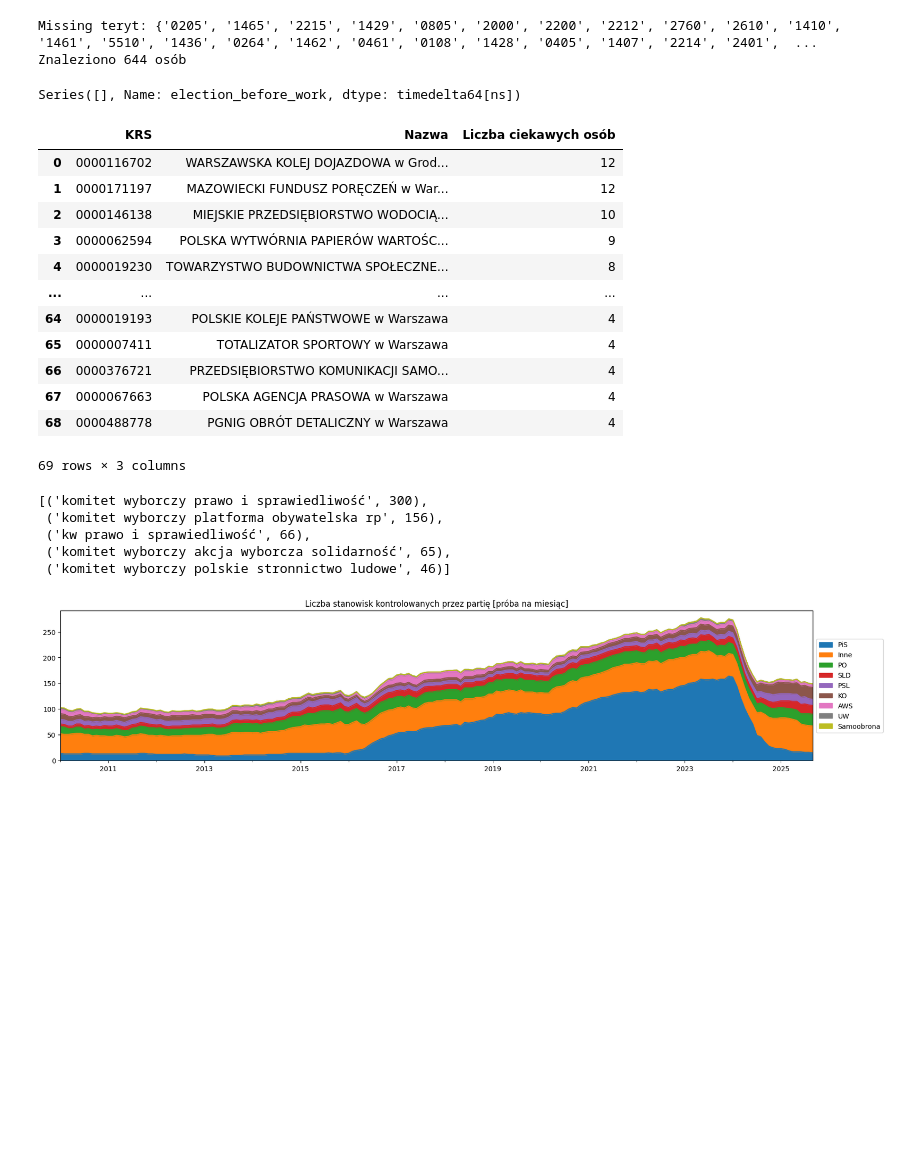
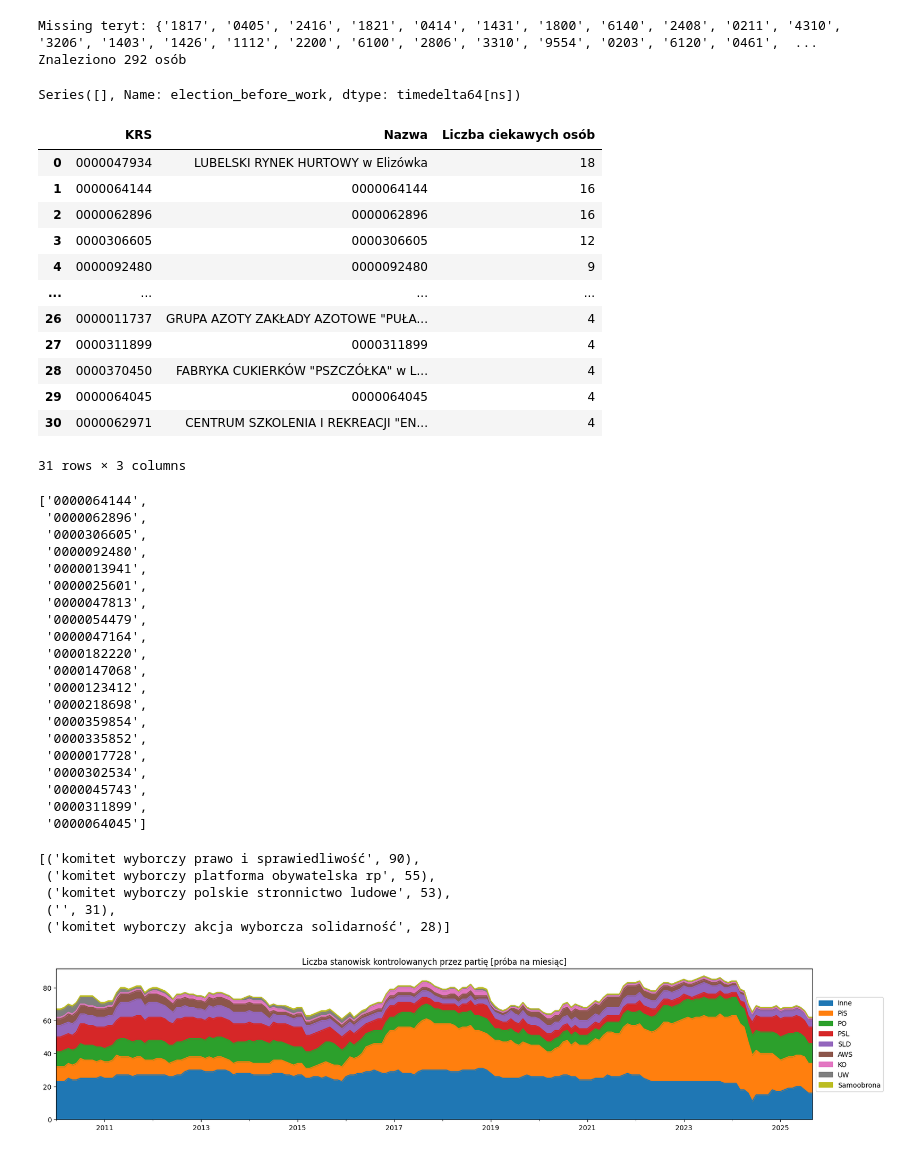
Before and after one commit to SzymonPajzert/koryta, a Jupyter notebook: data/scrapers/src/analysis/notebooks/People's regions.ipynb, the cells around one changed output. Saved outputs shown, nothing was run; the diff lists cells and outputs as text; code cells hidden in the pictures; blank space fills up the shorter version.

Commit message:
Lubelskie

```diff
--- a/data/scrapers/src/analysis/notebooks/People's regions.ipynb
+++ b/data/scrapers/src/analysis/notebooks/People's regions.ipynb
@@ -16,13 +16,13 @@ from util.polish import TERYT
 from scrapers.pkw.sources import election_date
 from analysis.utils import drop_duplicates, read_enriched, extract_companies
 # %%
-teryt = "14"
+teryt = "06"
 # %%
 local_good = read_enriched(teryt)
 print(f"Znaleziono {len(local_good)} osób")
 # %% [output]
-Missing teryt: {'0205', '1465', '2215', '1429', '0805', '2000', '2200', '2212', '2760', '2610', '1410', '1461', '5510', '1436', '0264', '1462', '0461', '0108', '1428', '0405', '1407', '2214', '2401',  ...
-Znaleziono 644 osób
+Missing teryt: {'1817', '0405', '2416', '1821', '0414', '1431', '1800', '6140', '2408', '0211', '4310', '3206', '1403', '1426', '1112', '2200', '6100', '2806', '3310', '9554', '0203', '6120', '0461',  ...
+Znaleziono 292 osób
 # %%
 local_good[local_good["krs_name"] == "Jacek Adam Boczkaja"]["election_before_work"]
 # %% [output]
@@ -30,31 +30,53 @@ Series([], Name: election_before_work, dtype: timedelta64[ns])
 # %%
 local_companies = pd.DataFrame(extract_companies(local_good), columns=["KRS", "Nazwa", "Liczba ciekawych osób"])
 display(local_companies)
+
+local_companies[local_companies["Nazwa"].str.isnumeric()]["KRS"].to_list()
 # %% [output]
 |  | KRS | Nazwa | Liczba ciekawych osób |
-| 0 | 0000116702 | WARSZAWSKA KOLEJ DOJAZDOWA w Grod... | 12 |
-| 1 | 0000171197 | MAZOWIECKI FUNDUSZ PORĘCZEŃ w War... | 12 |
-| 2 | 0000146138 | MIEJSKIE PRZEDSIĘBIORSTWO WODOCIĄ... | 10 |
-| 3 | 0000062594 | POLSKA WYTWÓRNIA PAPIERÓW WARTOŚC... | 9 |
-| 4 | 0000019230 | TOWARZYSTWO BUDOWNICTWA SPOŁECZNE... | 8 |
+| 0 | 0000047934 | LUBELSKI RYNEK HURTOWY w Elizówka | 18 |
+| 1 | 0000064144 | 0000064144 | 16 |
+| 2 | 0000062896 | 0000062896 | 16 |
+| 3 | 0000306605 | 0000306605 | 12 |
+| 4 | 0000092480 | 0000092480 | 9 |
 | ... | ... | ... | ... |
-| 64 | 0000019193 | POLSKIE KOLEJE PAŃSTWOWE w Warszawa | 4 |
-| 65 | 0000007411 | TOTALIZATOR SPORTOWY w Warszawa | 4 |
-| 66 | 0000376721 | PRZEDSIĘBIORSTWO KOMUNIKACJI SAMO... | 4 |
-| 67 | 0000067663 | POLSKA AGENCJA PRASOWA w Warszawa | 4 |
-| 68 | 0000488778 | PGNIG OBRÓT DETALICZNY w Warszawa | 4 |
+| 26 | 0000011737 | GRUPA AZOTY ZAKŁADY AZOTOWE "PUŁA... | 4 |
+| 27 | 0000311899 | 0000311899 | 4 |
+| 28 | 0000370450 | FABRYKA CUKIERKÓW "PSZCZÓŁKA" w L... | 4 |
+| 29 | 0000064045 | 0000064045 | 4 |
+| 30 | 0000062971 | CENTRUM SZKOLENIA I REKREACJI "EN... | 4 |
-69 rows × 3 columns
+31 rows × 3 columns
+['0000064144',
+ '0000062896',
+ '0000306605',
+ '0000092480',
+ '0000013941',
+ '0000025601',
+ '0000047813',
+ '0000054479',
+ '0000047164',
+ '0000182220',
+ '0000147068',
+ '0000123412',
+ '0000218698',
+ '0000359854',
+ '0000335852',
+ '0000017728',
+ '0000302534',
+ '0000045743',
+ '0000311899',
+ '0000064045']
 # %%
 komitet_counter = Counter((elt["party"] or "").lower().strip()
         for array in local_good["elections"].to_list()
         for elt in array)
 komitet_counter.most_common(5)
 # %% [output]
-[('komitet wyborczy prawo i sprawiedliwość', 300),
- ('komitet wyborczy platforma obywatelska rp', 156),
- ('kw prawo i sprawiedliwość', 66),
- ('komitet wyborczy akcja wyborcza solidarność', 65),
- ('komitet wyborczy polskie stronnictwo ludowe', 46)]
+[('komitet wyborczy prawo i sprawiedliwość', 90),
+ ('komitet wyborczy platforma obywatelska rp', 55),
+ ('komitet wyborczy polskie stronnictwo ludowe', 53),
+ ('', 31),
+ ('komitet wyborczy akcja wyborcza solidarność', 28)]
 # %%
 all_parties = set(party for parties in local_good["parties_simplified"].to_list() for party in parties)
 local = {
@@ -117,7 +139,7 @@ def show_graph(unit, unit_name, start='2010/01/01', end='2025/10/01'):
 
 show_graph("ME", "miesiąc")
 # %% [output]
-[figure, old version]
+[figure, new version]
 # %%
 show_graph("QE", "kwartał")
 # %% [output]
```
Also changed, not shown: parts of 6 cells of this notebook, 3 other files.
